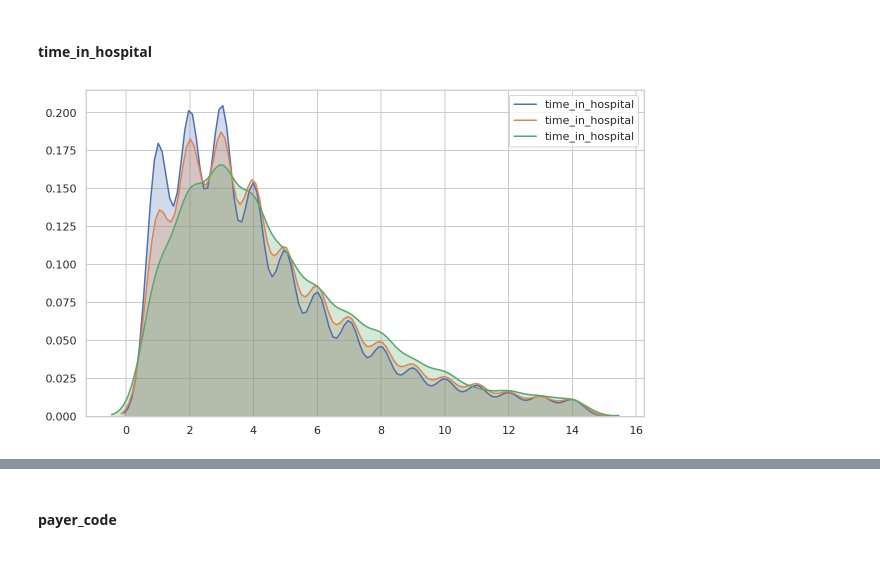
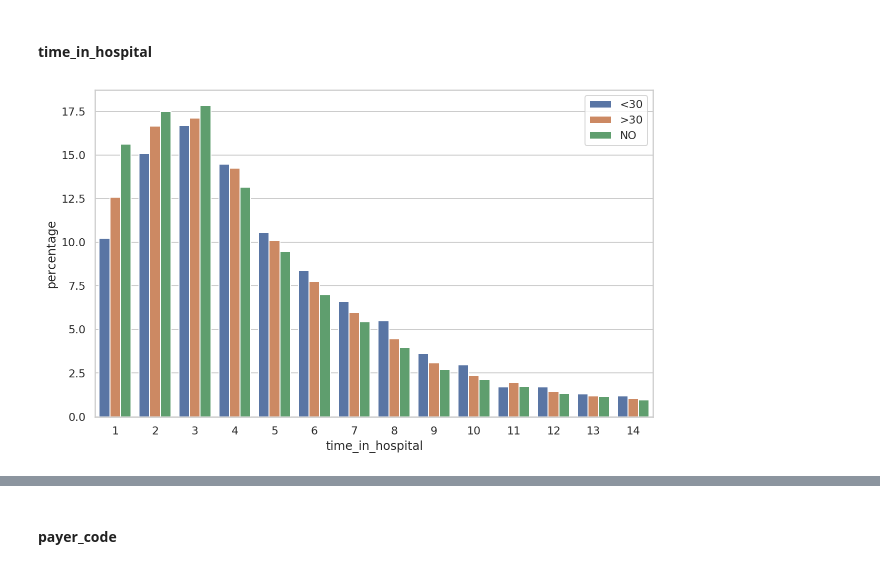
Before and after one commit to pmacinec/diabetes-patients-readmissions-prediction, a Jupyter notebook: notebooks/0_data_analysis.ipynb, the cells around one changed output, grey strips where cells are left out. Drawn from its saved outputs; the diff is of its cells as text; code cells hidden in the pictures.

Commit message:
ADD: more attributes analysis

```diff
--- a/notebooks/0_data_analysis.ipynb
+++ b/notebooks/0_data_analysis.ipynb
@@ -161,7 +161,7 @@ def missing_values(df, attribute):
     print(f'Number of missing values: {num_missing} ({missing_percentage}%)')
 
 
-def barplot_per_classes(df, attribute, groupby, title=None, ticks_rotation=0):
+def barplot_per_classes(df, attribute, groupby, title=None, ticks_rotation=0, topn=-1):
     """
     Draw barplot of attribute per each class.
 
@@ -171,7 +171,10 @@ def barplot_per_classes(df, attribute, groupby, title=None, ticks_rotation=0):
     :param title: title of plot.
     :param ticks_rotation: rotation of x-ticks (labels).
     """
+    uniq_values = df[attribute].value_counts().head(topn).index
+    df = df[df[attribute].isin(uniq_values)]
     data = df.groupby(groupby)[attribute].value_counts(normalize=True).rename('percentage').mul(100).reset_index()
+
     sns.barplot(attribute, 'percentage', hue=groupby, data=data)
     plt.xticks(rotation=ticks_rotation)
     plt.title(title)
@@ -189,9 +192,23 @@ def kdeplot_per_classes(df, attribute, groupby, title=None, rotation=0):
     :param ticks_rotation: rotation of x-ticks (labels).
     """
     for x in df[groupby].unique():
-        sns.kdeplot(df[df[groupby] == x][attribute], shade=True, shade_lowest=False)
+        sns.kdeplot(df[df[groupby] == x][attribute], label=x, shade=True, shade_lowest=False)
     plt.title(title)
     plt.xticks(rotation=rotation)
+
+def boxplot_per_classes(df, attribute, groupby, title=None, rotation=0):
+    """
+    Draw boxplot of attribute per each class.
+
+    :param df: dataframe with data to be drawn on kdeplot.
+    :param attribute: name of attribute to be drawn on kdeplot.
+    :param groupby: name of attribute with predicted classes.
+    :param title: title of plot.
+    :param ticks_rotation: rotation of x-ticks (labels).
+    """
+    sns.boxplot(x=groupby, y=attribute, data=df)
+    plt.title(title)
+    plt.xticks(rotation=rotation)
 # %%
 df.columns
 # %% [output]
@@ -371,6 +388,6 @@ barplot_per_classes(df, 'admission_source_id', 'readmitted')
 # %%
 # TODO fix legend
 # TODO - different type of plot?
-kdeplot_per_classes(df, 'time_in_hospital', 'readmitted')
+barplot_per_classes(df, 'time_in_hospital', 'readmitted')
 # %% [output]
-[figure, old version]
+[figure, new version]
```
Also changed, not shown: parts of 25 cells of this notebook.
